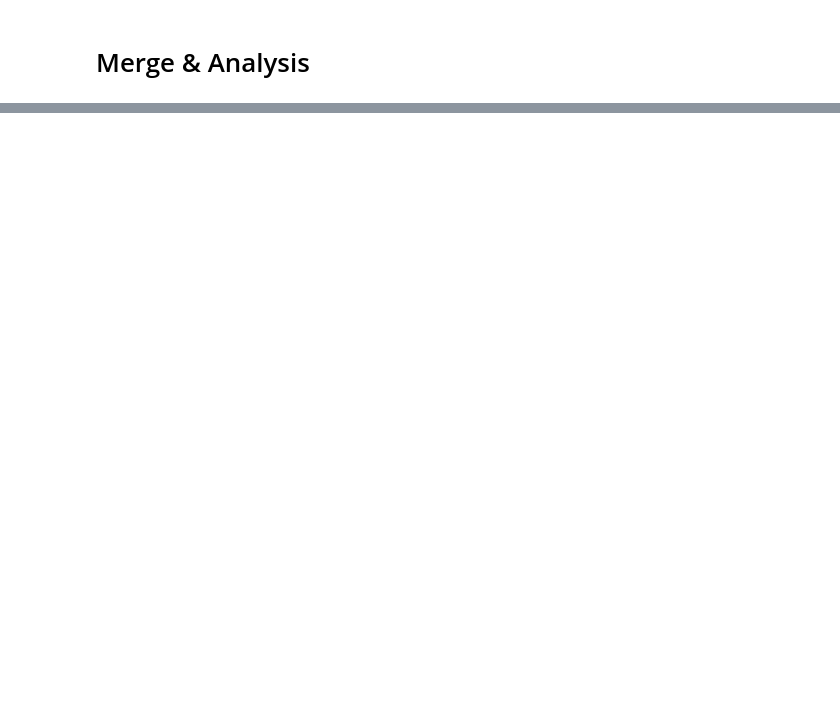
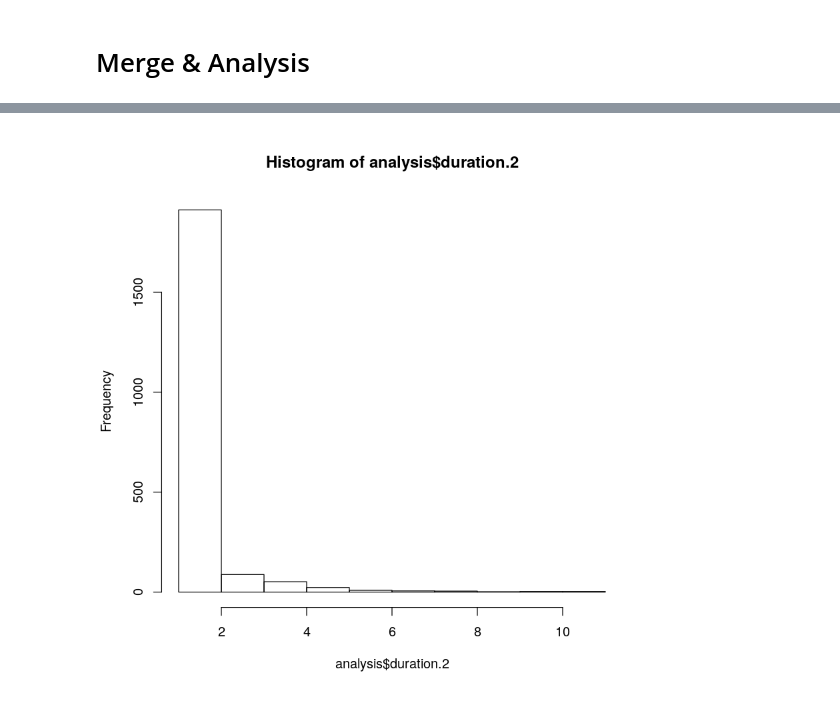
Before and after one commit to arnim/WikiFeatureDev, a Jupyter notebook: merge.ipynb, the cells around one changed output, grey strips where cells are left out. Drawn from its saved outputs; the diff is of its cells as text; code cells hidden in the pictures; blank space fills up the shorter version.

```diff
--- a/merge.ipynb
+++ b/merge.ipynb
@@ -74,8 +112,40 @@ received_negativity <- function(myvar) {
+# %%
+negativity.noads <- function(test) {
+
+
+actions <- c(which(colnames(test)=="deleted...out."):which(colnames(test)=="oadds...in."))
+neg_actions <- c(which(colnames(test)=="deleted...out."):which(colnames(test)=="undo_delete...in." ))
+lastneg_action <- which(colnames(test)=="undo_delete...in.")
+
+
+test$num_actions <- rep(NA, nrow(test))
+test$num_negactions <- rep(NA, nrow(test))
+
+for(j in 1:nrow(test)){
+
+  num_allactions <- 0
+  for(i in actions_omitoadd){
+    allnum <- as.list(strsplit(test[,i], ",")[[j]])
+    num_allactions <- sum(num_allactions, length(allnum[allnum!="[]"]))
+    if(i==lastneg_action){test$num_negactions[j] <- num_allactions}
+  }
+  test$num_actions[j] <- num_allactions
+
+}
+
+
+    return(test$num_negactions/test$num_actions)
+
+}
 # %%
 data <- read.csv("data/eire_df_plus_w_van.csv", sep="\t", stringsAsFactors = F)
 # %%
 data['duration.2'] <- duration.2(data, window = 30)
 # %%
 data['received_negativity'] <- received_negativity(data)
+# %%
+data['negativity.2'] <- negativity.2(data)
+# %%
+data['negativity.noads'] <- negativity.2(data)
 # %%
 head(data)
@@ -82,4 +160,4 @@ head(data)
 # %%
-analysis <- data[c('received_negativity', 'duration.2','ratio_swords')]
+analysis <- data[c('received_negativity', 'duration.2', 'ratio_swords', 'negativity.2', 'negativity.noads')]
 # %%
 head(analysis)
@@ -95,0 +202,4 @@ summary(analysis)
+# %%
+hist(analysis$duration.2)
+# %% [output]
+[figure, added]
```
Also changed, not shown: parts of 15 cells of this notebook.
